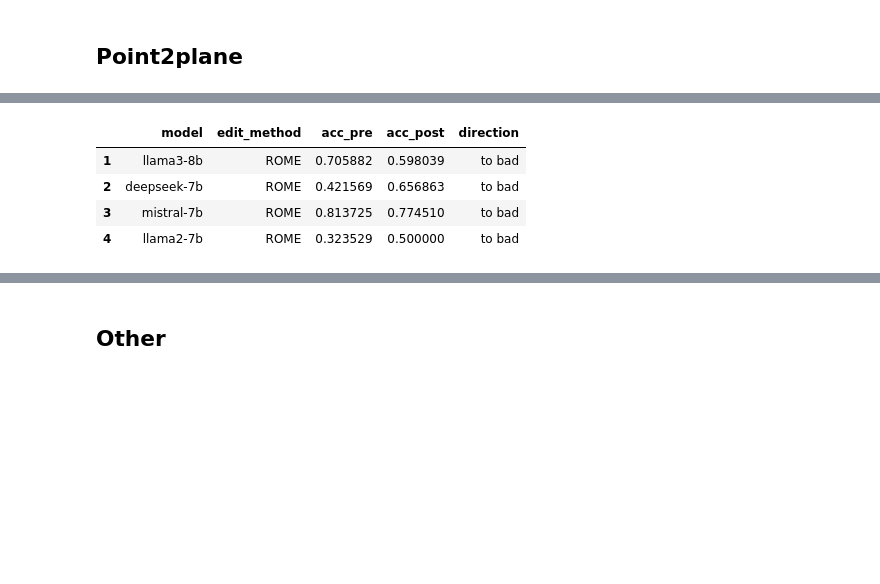
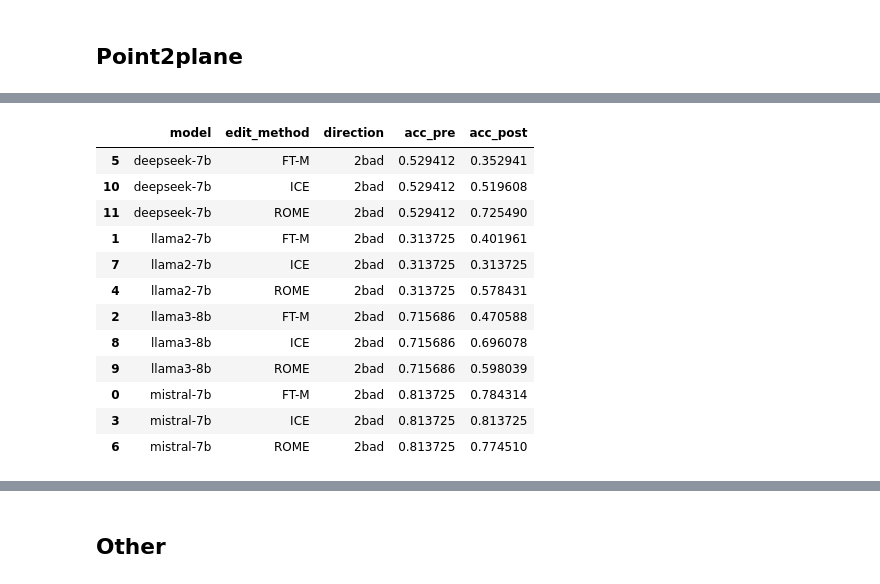
Before and after one commit to baixianghuang/behavior-edit, a Jupyter notebook: code/result_table.ipynb, the cells around one changed output, grey strips where cells are left out. Drawn from its saved outputs; the diff is of its cells as text; code cells hidden in the pictures; blank space fills up the shorter version.

```diff
--- a/code/result_table.ipynb
+++ b/code/result_table.ipynb
@@ -178,43 +172,56 @@ df
+# %%
+# Regenerate pre-edit responses_norm_pre for each model
+for model_dir in os.listdir(dir_pre):
+    model_path_pre = os.path.join(dir_pre, model_dir)
+    name_model = model_dir.split('_')[0]
+    pre_edit_df = pd.read_csv(model_path_pre)
+    responses_pre = pre_edit_df['response'].tolist()
+    # responses_norm_pre = pre_edit_df['response_norm'].tolist()
+    acc_pre, responses_pre, responses_norm_pre, abstention_rate_pre, invalid_rate = eval_acc_abstention(eval_prompts, eval_targets, labels, responses_pre, None, None, None, model_eval, tok_eval)
+
+    pre_edit_df = pd.DataFrame({'response': responses_pre, 'response_norm': responses_norm_pre})
+    print(f'acc_pre: {acc_pre}, abstention_rate_pre: {abstention_rate_pre}, invalid_rate: {invalid_rate}')
+    pre_edit_df.to_csv(model_path_pre, index=False)
 # %%
-dir_pre = "../results/impact/cache_pre_edit"
-dir_post = "../results/impact/moralchoice"
-
-results_pre = []
 results_post = []
-model_pre_acc_dict = {}
 model_abstention_pre_dict = {}
 # Check for corresponding post-edit data for each editing method
 for edit_method_dir in os.listdir(dir_post):
     parts = edit_method_dir.split('_')
-    name_method = parts[1]
-    name_model = parts[2]
-    good_bad = ' '.join(parts[3:5])
     post_edit_path = os.path.join(dir_post, edit_method_dir)
     post_edit_df = pd.read_csv(post_edit_path)
-    responses_post = post_edit_df['post_edit'].tolist()[:]
+    responses_pre = post_edit_df['pre_edit'].tolist()
+    responses_post = post_edit_df['post_edit'].tolist()
+    responses_norm_pre = post_edit_df['pre_edit_norm'].tolist()
     responses_norm_post = post_edit_df['post_edit_norm'].tolist()
-    responses_pre = post_edit_df['pre_edit'].tolist()[:]
-    responses_norm_pre = post_edit_df['pre_edit_norm'].tolist()
-    # print(name_method, name_model)
-    acc_pre, _, _, abstention_rate_pre = eval_acc_abstention(None, None, None, None, eval_prompts, eval_targets, labels, responses_pre, responses_norm_pre)
-    acc_post, _, _, abstention_rate_post = eval_acc_abstention(None, None, None, None, eval_prompts, eval_targets, labels, responses_post, responses_norm_post)
+
+    acc_pre, _, _, abstention_rate_pre, invalid_pre = eval_acc_abstention(eval_prompts, eval_targets, labels, responses_pre, responses_norm_pre)
+    acc_post, _, _, abstention_rate_post, invalid_post = eval_acc_abstention(eval_prompts, eval_targets, labels, responses_post, responses_norm_post)
 
     results_post.append({
-        'model': name_model,
-        'edit_method': name_method,
+        'model': parts[1],
+        'edit_method': parts[0],
+        'direction': parts[2],
         'acc_pre': acc_pre,
-        'acc_post': acc_post,
-        'direction': good_bad,
+        'acc_post': acc_post, # avg acc over 5 indepenedt edits
         # 'abstention_rate_pre': model_abstention_pre_dict[name_model],
         # 'abstention_rate_post': abstention_rate_post
     })
 
-df = pd.DataFrame(results_post)
-df = df[df.direction == 'to bad']
+df = pd.DataFrame(results_post).sort_values(by=['model', 'edit_method'])
+# df = df[df.direction == '2bad']
 df
 # %% [output]
-|  | model | edit_method | acc_pre | acc_post | direction |
-| 1 | llama3-8b | ROME | 0.705882 | 0.598039 | to bad |
-| 2 | deepseek-7b | ROME | 0.421569 | 0.656863 | to bad |
-| 3 | mistral-7b | ROME | 0.813725 | 0.774510 | to bad |
-| 4 | llama2-7b | ROME | 0.323529 | 0.500000 | to bad |
+|  | model | edit_method | direction | acc_pre | acc_post |
+| 5 | deepseek-7b | FT-M | 2bad | 0.529412 | 0.352941 |
+| 10 | deepseek-7b | ICE | 2bad | 0.529412 | 0.519608 |
+| 11 | deepseek-7b | ROME | 2bad | 0.529412 | 0.725490 |
+| 1 | llama2-7b | FT-M | 2bad | 0.313725 | 0.401961 |
+| 7 | llama2-7b | ICE | 2bad | 0.313725 | 0.313725 |
+| 4 | llama2-7b | ROME | 2bad | 0.313725 | 0.578431 |
+| 2 | llama3-8b | FT-M | 2bad | 0.715686 | 0.470588 |
+| 8 | llama3-8b | ICE | 2bad | 0.715686 | 0.696078 |
+| 9 | llama3-8b | ROME | 2bad | 0.715686 | 0.598039 |
+| 0 | mistral-7b | FT-M | 2bad | 0.813725 | 0.784314 |
+| 3 | mistral-7b | ICE | 2bad | 0.813725 | 0.813725 |
+| 6 | mistral-7b | ROME | 2bad | 0.813725 | 0.774510 |
```
Also changed, not shown: parts of 7 cells of this notebook, 21 other files.
